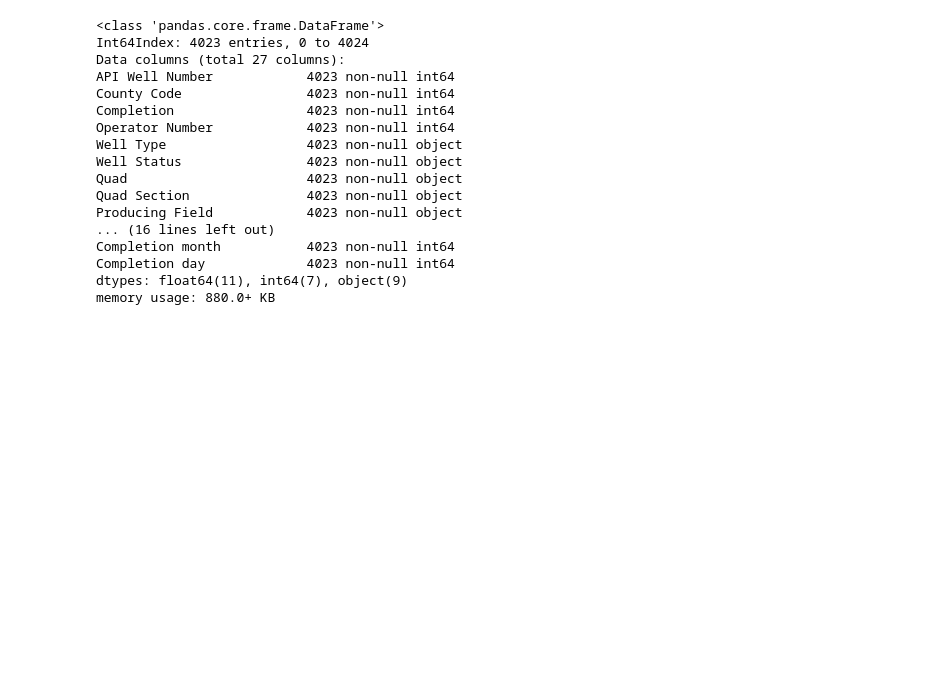
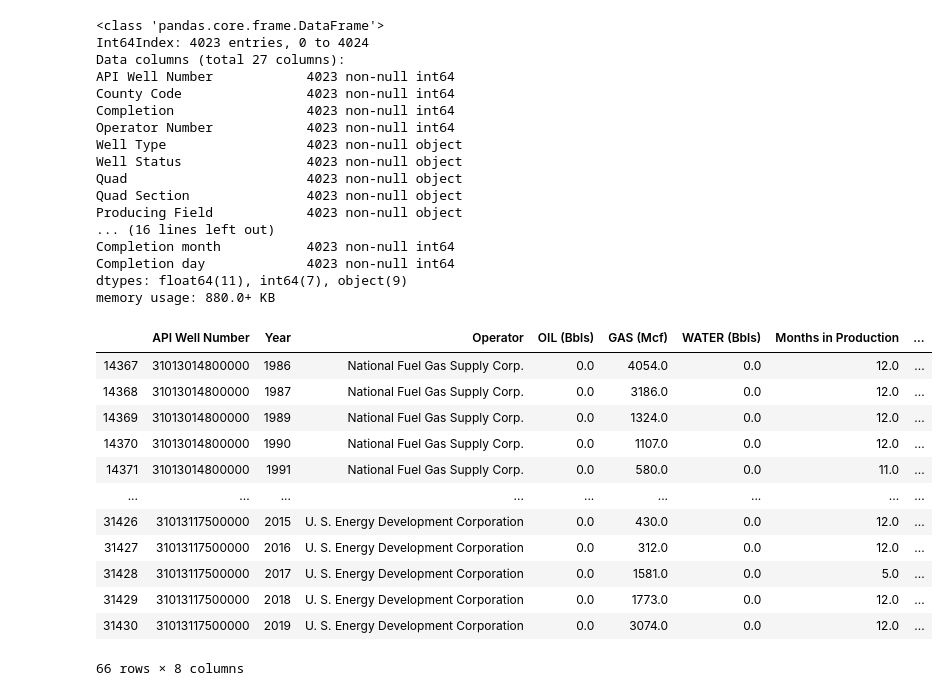
Before and after one commit to xs-abzal/oil_production_forecasting, a Jupyter notebook: part_3_FE_and_Model.ipynb, the cells around one changed output. Drawn from its saved outputs; the diff is of its cells as text; code cells hidden in the pictures; blank space fills up the shorter version.

```diff
--- a/part_3_FE_and_Model.ipynb
+++ b/part_3_FE_and_Model.ipynb
@@ -666,3 +612,19 @@ Completion month           4023 non-null int64
 Completion day             4023 non-null int64
 dtypes: float64(11), int64(7), object(9)
 memory usage: 880.0+ KB
+# %%
+df[(df['API Well Number']==31013014800000)| (df['API Well Number']==31013117500000)]
+# %% [output]
+|  | API Well Number | Year | Operator | OIL (Bbls) | GAS (Mcf) | WATER (Bbls) | Months in Production | ... |
+| 14367 | 31013014800000 | 1986 | National Fuel Gas Supply Corp. | 0.0 | 4054.0 | 0.0 | 12.0 | ... |
+| 14368 | 31013014800000 | 1987 | National Fuel Gas Supply Corp. | 0.0 | 3186.0 | 0.0 | 12.0 | ... |
+| 14369 | 31013014800000 | 1989 | National Fuel Gas Supply Corp. | 0.0 | 1324.0 | 0.0 | 12.0 | ... |
+| 14370 | 31013014800000 | 1990 | National Fuel Gas Supply Corp. | 0.0 | 1107.0 | 0.0 | 12.0 | ... |
+| 14371 | 31013014800000 | 1991 | National Fuel Gas Supply Corp. | 0.0 | 580.0 | 0.0 | 11.0 | ... |
+| ... | ... | ... | ... | ... | ... | ... | ... | ... |
+| 31426 | 31013117500000 | 2015 | U. S. Energy Development Corporation | 0.0 | 430.0 | 0.0 | 12.0 | ... |
+| 31427 | 31013117500000 | 2016 | U. S. Energy Development Corporation | 0.0 | 312.0 | 0.0 | 12.0 | ... |
+| 31428 | 31013117500000 | 2017 | U. S. Energy Development Corporation | 0.0 | 1581.0 | 0.0 | 5.0 | ... |
+| 31429 | 31013117500000 | 2018 | U. S. Energy Development Corporation | 0.0 | 1773.0 | 0.0 | 12.0 | ... |
+| 31430 | 31013117500000 | 2019 | U. S. Energy Development Corporation | 0.0 | 3074.0 | 0.0 | 12.0 | ... |
+66 rows × 8 columns
```
Also changed, not shown: parts of 16 cells of this notebook.
